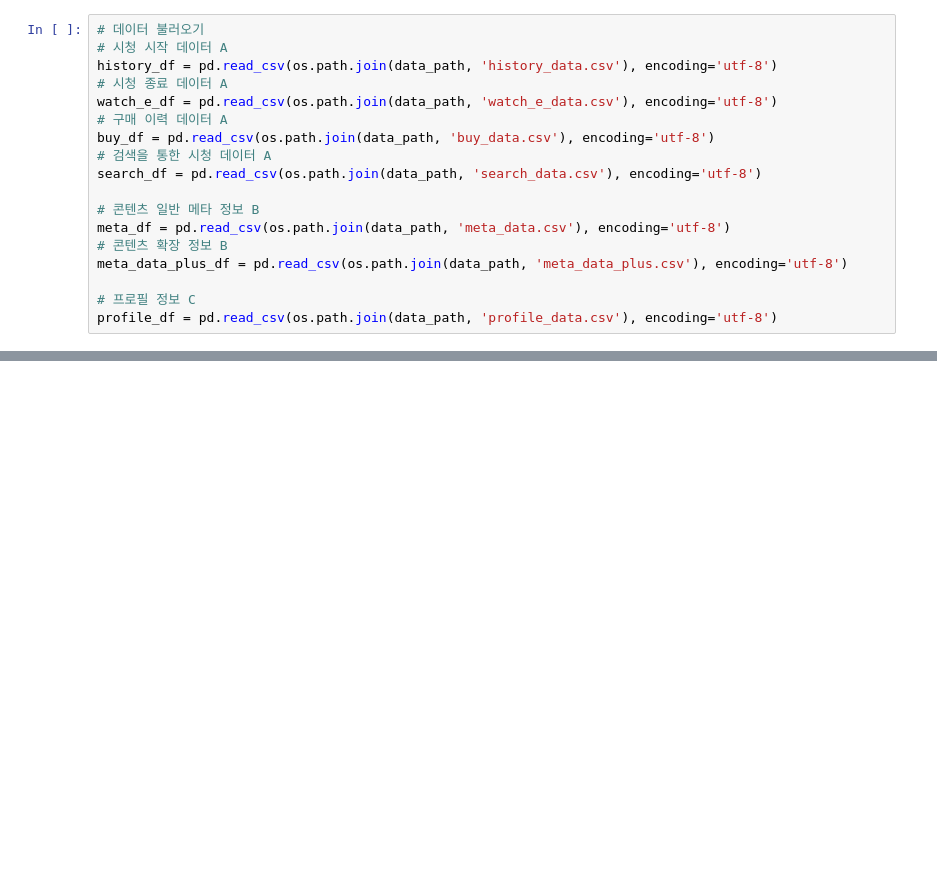
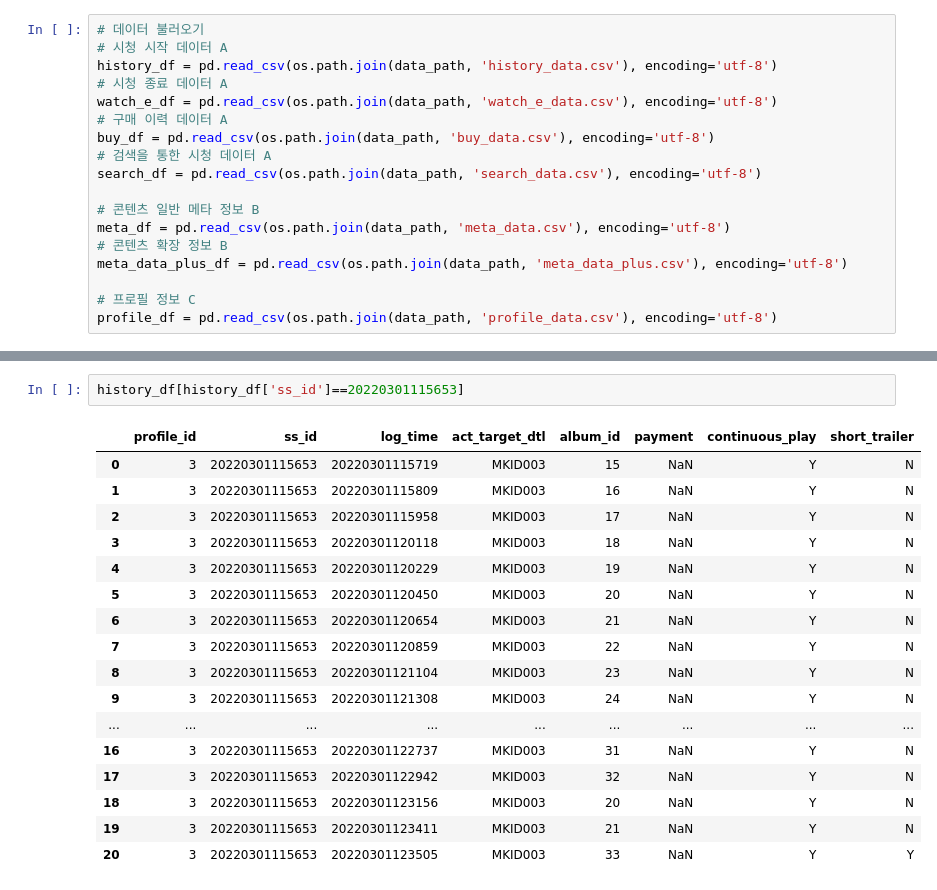
Before and after one commit to keunjoo-tak/Uplus_AI, a Jupyter notebook: eda.ipynb, the cells around one changed output, grey strips where cells are left out. Cells and saved outputs as stored; diff of their text form; blank space fills up the shorter version.

```diff
--- a/eda.ipynb
+++ b/eda.ipynb
@@ -36,0 +83,20 @@ profile_df = pd.read_csv(os.path.join(data_path, 'profile_data.csv'), encoding='
+# %%
+history_df[history_df['ss_id']==20220301115653]
+# %% [output]
+|  | profile_id | ss_id | log_time | act_target_dtl | album_id | payment | continuous_play | short_trailer |
+| 0 | 3 | 20220301115653 | 20220301115719 | MKID003 | 15 | NaN | Y | N |
+| 1 | 3 | 20220301115653 | 20220301115809 | MKID003 | 16 | NaN | Y | N |
+| 2 | 3 | 20220301115653 | 20220301115958 | MKID003 | 17 | NaN | Y | N |
+| 3 | 3 | 20220301115653 | 20220301120118 | MKID003 | 18 | NaN | Y | N |
+| 4 | 3 | 20220301115653 | 20220301120229 | MKID003 | 19 | NaN | Y | N |
+| 5 | 3 | 20220301115653 | 20220301120450 | MKID003 | 20 | NaN | Y | N |
+| 6 | 3 | 20220301115653 | 20220301120654 | MKID003 | 21 | NaN | Y | N |
+| 7 | 3 | 20220301115653 | 20220301120859 | MKID003 | 22 | NaN | Y | N |
+| 8 | 3 | 20220301115653 | 20220301121104 | MKID003 | 23 | NaN | Y | N |
+| 9 | 3 | 20220301115653 | 20220301121308 | MKID003 | 24 | NaN | Y | N |
+| ... | ... | ... | ... | ... | ... | ... | ... | ... |
+| 16 | 3 | 20220301115653 | 20220301122737 | MKID003 | 31 | NaN | Y | N |
+| 17 | 3 | 20220301115653 | 20220301122942 | MKID003 | 32 | NaN | Y | N |
+| 18 | 3 | 20220301115653 | 20220301123156 | MKID003 | 20 | NaN | Y | N |
+| 19 | 3 | 20220301115653 | 20220301123411 | MKID003 | 21 | NaN | Y | N |
+| 20 | 3 | 20220301115653 | 20220301123505 | MKID003 | 33 | NaN | Y | Y |
```
Also changed, not shown: parts of 23 cells of this notebook, 1 other file.
